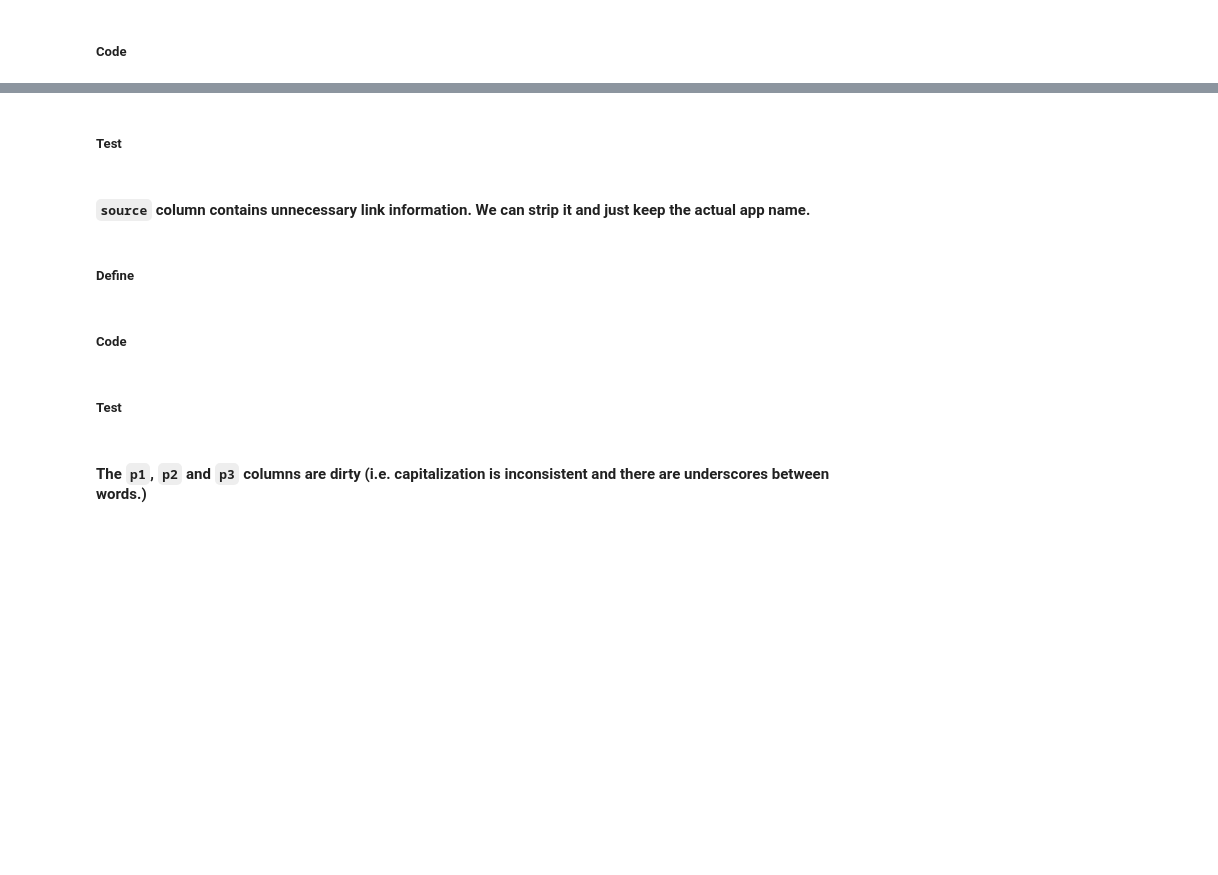
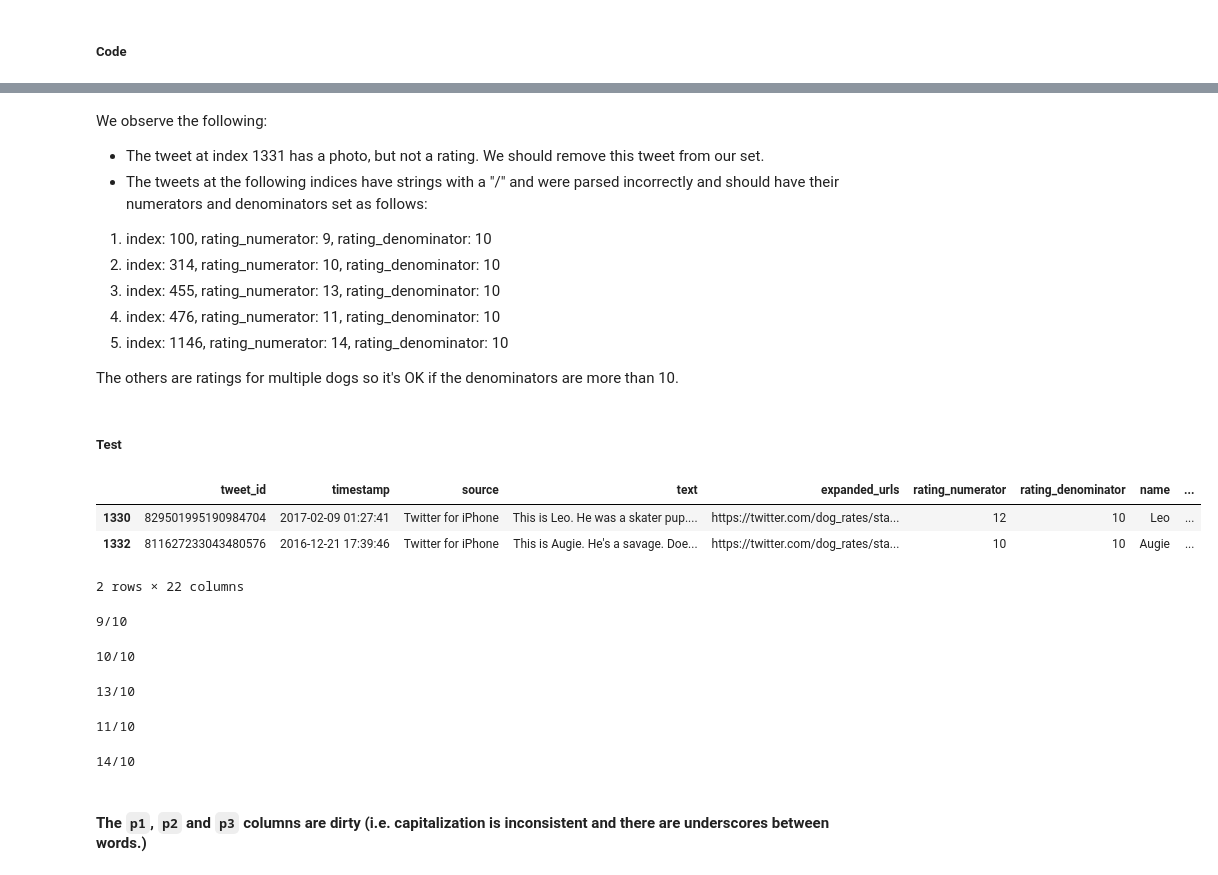
Before and after one commit to maleina/WeRateDogs-Twitter-Analysis, a Jupyter notebook: wrangle_act.ipynb, the cells around one changed output, grey strips where cells are left out. Drawn from its saved outputs; the diff is of its cells as text; code cells hidden in the pictures; blank space fills up the shorter version.

```diff
--- a/wrangle_act.ipynb
+++ b/wrangle_act.ipynb
@@ -1008,0 +1136,12 @@ memory usage: 313.7+ KB
+# %% [markdown]
+We observe the following:
+
+- The tweet at index 1331 has a photo, but not a rating. We should remove this tweet from our set.
+- The tweets at the following indices have strings with a "/" and were parsed incorrectly and should have their numerators and denominators set as follows:
+1. index: 100, rating_numerator: 9, rating_denominator: 10
+2. index: 314, rating_numerator: 10, rating_denominator: 10
+3. index: 455, rating_numerator: 13, rating_denominator: 10
+4. index: 476, rating_numerator: 11, rating_denominator: 10
+5. index: 1146, rating_numerator: 14, rating_denominator: 10
+
+The others are ratings for multiple dogs so it's OK if the denominators are more than 10.
@@ -1009,13 +1155,60 @@ memory usage: 313.7+ KB
+# %%
+# Correct the rating of the tweet with index 314
+df_archive_clean.at[314, 'rating_numerator'] = 10
+df_archive_clean.at[314, 'rating_denominator'] = 10
+# %%
+# Correct the rating of the tweet with index 455
+df_archive_clean.at[455, 'rating_numerator'] = 13
+df_archive_clean.at[455, 'rating_denominator'] = 10
+# %%
+# Correct the rating of the tweet with index 476
+df_archive_clean.at[476, 'rating_numerator'] = 11
+df_archive_clean.at[476, 'rating_denominator'] = 10
+# %%
+# Correct the rating of the tweet with index 1146
+df_archive_clean.at[1146, 'rating_numerator'] = 14
+df_archive_clean.at[1146, 'rating_denominator'] = 10
 # %% [markdown]
 ##### Test
-# %% [markdown]
-#### `source` column contains unnecessary link information. We can strip it and just keep the actual app name.
-# %% [markdown]
-##### Define
-# %% [markdown]
-##### Code
-# %% [markdown]
-##### Test
+# %%
+# Verify that the tweet with index 1331 is no longer in our archive
+# By checking that it's not present between the range of indexes that precede and follow it
+df_archive_clean.iloc[1330:1332]
+# %% [output]
+|  | tweet_id | timestamp | source | text | expanded_urls | rating_numerator | rating_denominator | name | ... |
+| 1330 | 829501995190984704 | 2017-02-09 01:27:41 | Twitter for iPhone | This is Leo. He was a skater pup.... | https://twitter.com/dog_rates/sta... | 12 | 10 | Leo | ... |
+| 1332 | 811627233043480576 | 2016-12-21 17:39:46 | Twitter for iPhone | This is Augie. He's a savage. Doe... | https://twitter.com/dog_rates/sta... | 10 | 10 | Augie | ... |
+2 rows × 22 columns
+# %%
+# Verify that the tweet at index 100 has the correct rating
+# Should be 9/10
+print(df_archive_clean.iloc[100]['rating_numerator'], df_archive_clean.iloc[100]['rating_denominator'], sep='/')
+# %% [output]
+9/10
+# %%
+# Verify that the tweet at index 314 has the correct rating
+# Should be 10/10
+print(df_archive_clean.iloc[314]['rating_numerator'], df_archive_clean.iloc[314]['rating_denominator'], sep='/')
+# %% [output]
+10/10
+# %%
+# Verify that the tweet at index 455 has the correct rating
+# Should be 13/10
+print(df_archive_clean.iloc[455]['rating_numerator'], df_archive_clean.iloc[455]['rating_denominator'], sep='/')
+# %% [output]
+13/10
+# %%
+# Verify that the tweet at index 476 has the correct rating
+# Should be 11/10
+print(df_archive_clean.iloc[476]['rating_numerator'], df_archive_clean.iloc[476]['rating_denominator'], sep='/')
+# %% [output]
+11/10
+# %%
+# Verify that the tweet at index 1146 has the correct rating
+# Should be 14/10
+print(df_archive_clean.iloc[1146]['rating_numerator'], df_archive_clean.iloc[1146]['rating_denominator'], sep='/')
+# %% [output]
+14/10
 # %% [markdown]
 #### The `p1`, `p2` and `p3` columns are dirty (i.e. capitalization is inconsistent and there are underscores between words.)
 # %% [markdown]
```
Also changed, not shown: parts of 31 cells of this notebook, 1 other file.
